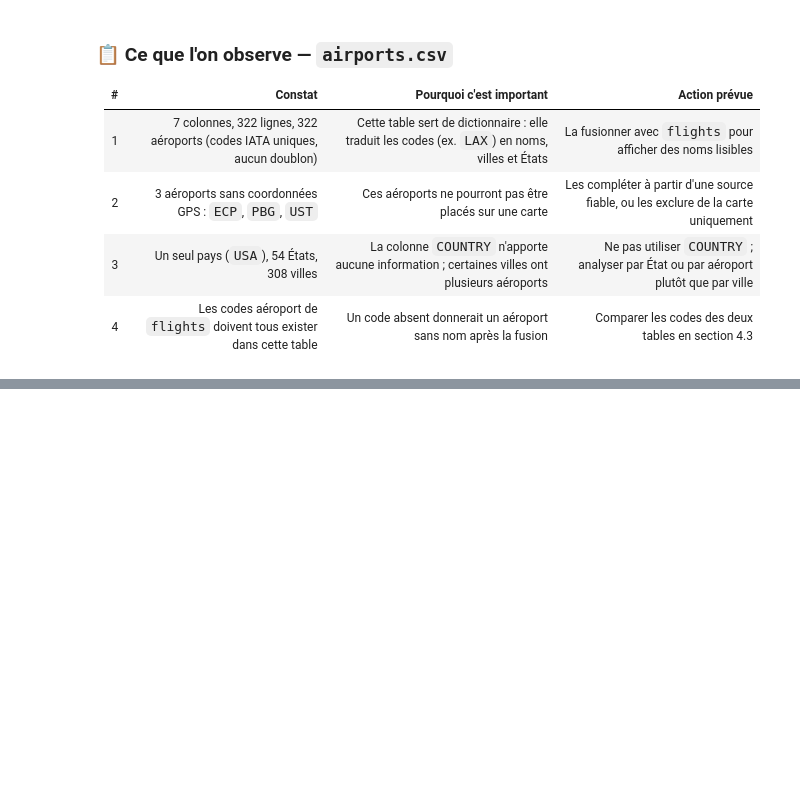
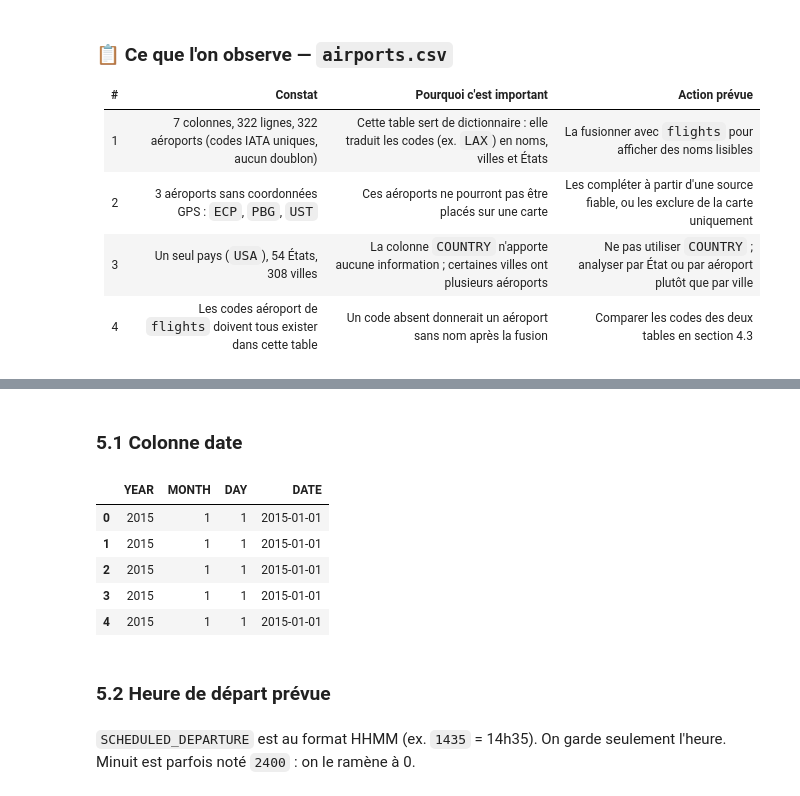
Before and after one commit to rovenmelloul/dazzle-dash, a Jupyter notebook: analyse.ipynb, the cells around one changed output, grey strips where cells are left out. Saved outputs shown, nothing was run; the diff lists cells and outputs as text; code cells hidden in the pictures; blank space fills up the shorter version.

```diff
--- a/analyse.ipynb
+++ b/analyse.ipynb
@@ -313,0 +512,17 @@ On vérifie s'il existe des lignes en double.
+# %% [markdown]
+### 5.1 Colonne date
+# %%
+df_flights["DATE"] = pd.to_datetime(df_flights[["YEAR", "MONTH", "DAY"]])
+df_flights[["YEAR", "MONTH", "DAY", "DATE"]].head()
+# %% [output]
+|  | YEAR | MONTH | DAY | DATE |
+| 0 | 2015 | 1 | 1 | 2015-01-01 |
+| 1 | 2015 | 1 | 1 | 2015-01-01 |
+| 2 | 2015 | 1 | 1 | 2015-01-01 |
+| 3 | 2015 | 1 | 1 | 2015-01-01 |
+| 4 | 2015 | 1 | 1 | 2015-01-01 |
+# %% [markdown]
+### 5.2 Heure de départ prévue
+# %% [markdown]
+`SCHEDULED_DEPARTURE` est au format HHMM (ex. `1435` = 14h35). On garde seulement l'heure.
+Minuit est parfois noté `2400` : on le ramène à 0.
```
Also changed, not shown: parts of 30 cells of this notebook, 1 other file.
